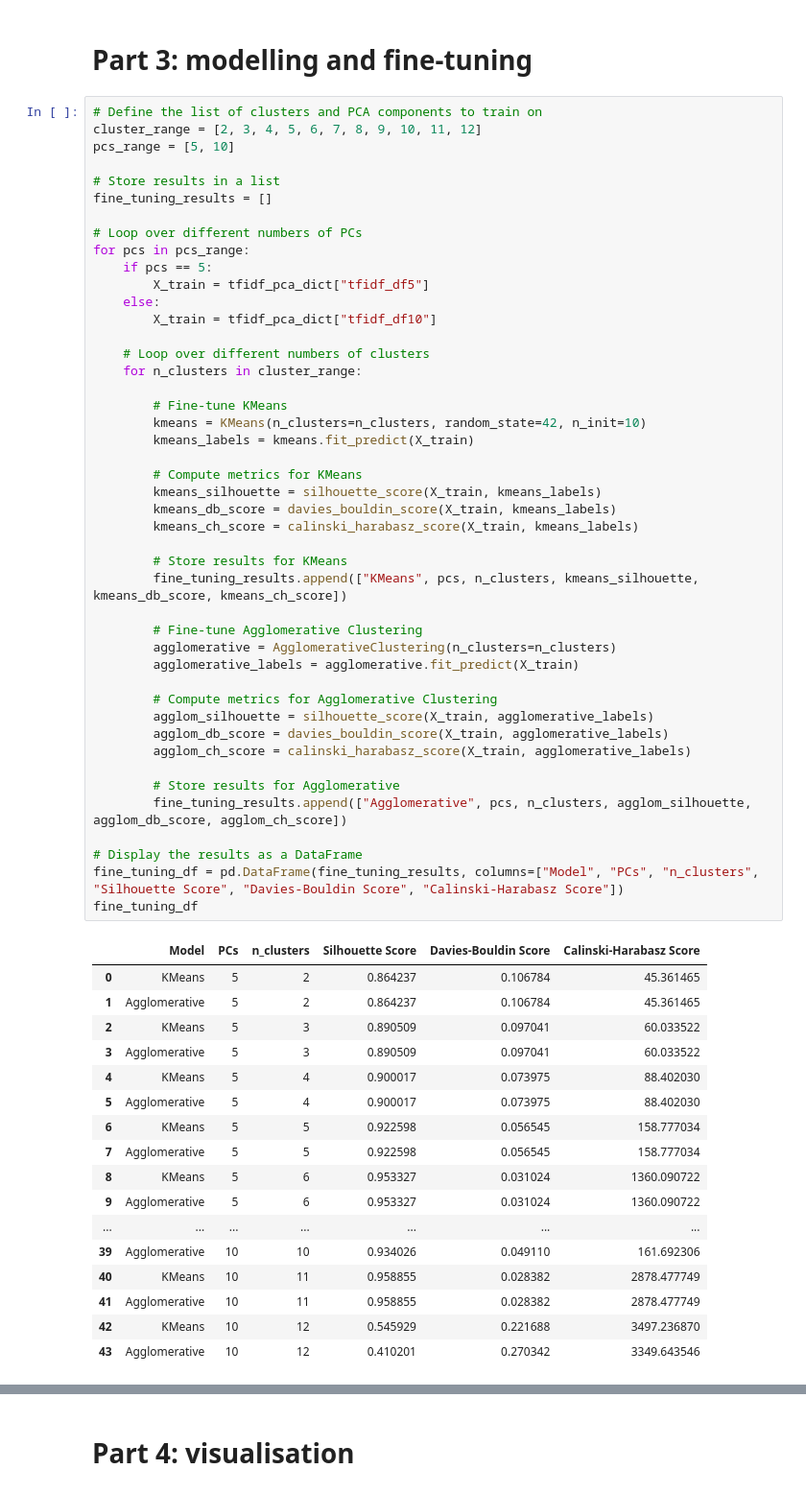
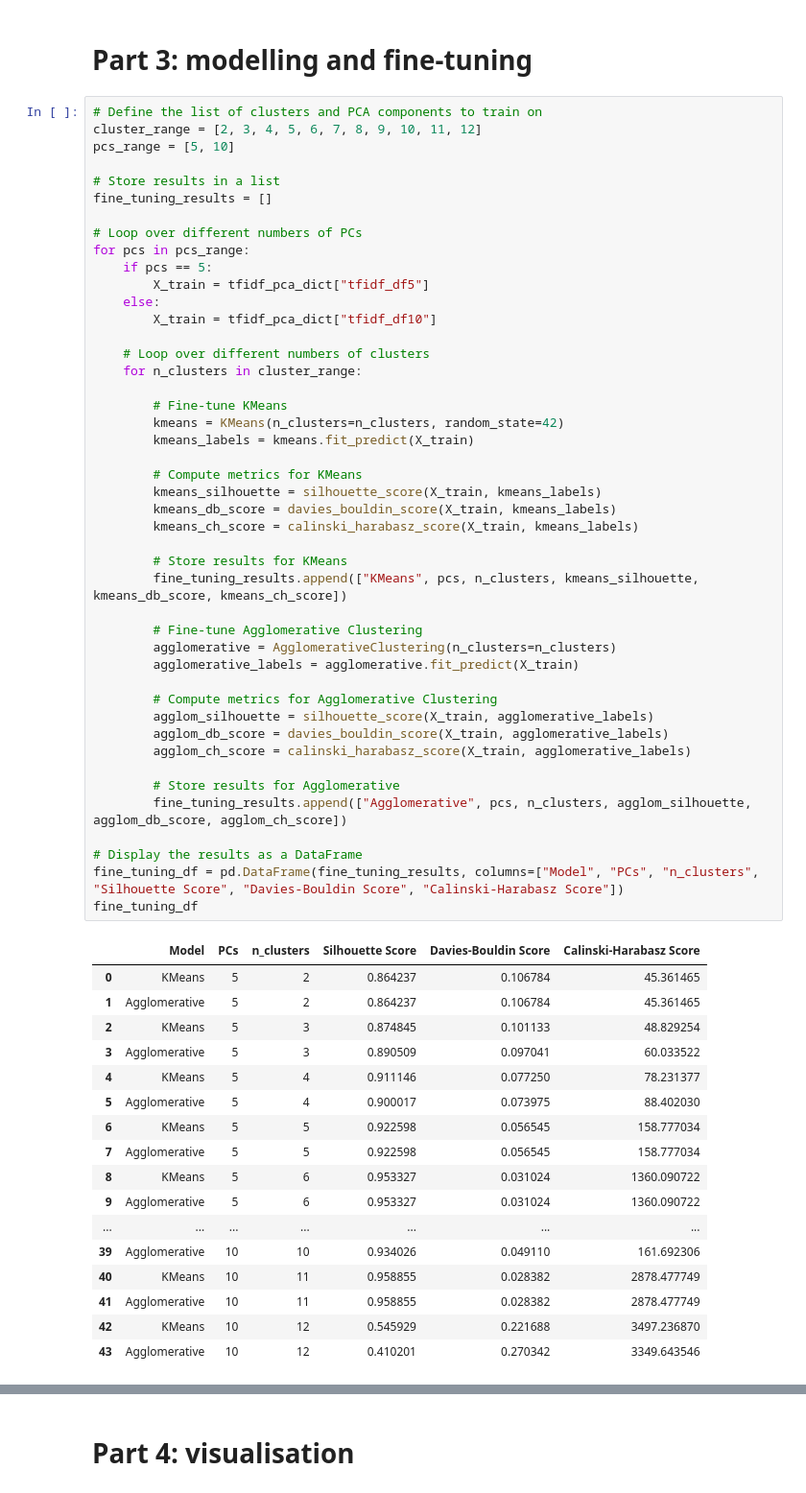
Before and after one commit to antonirakowski/JetBrains-Internship-Application, a Jupyter notebook: model_creation.ipynb, the cells around one changed output, grey strips where cells are left out. Shown at 96% size. Cells and saved outputs as stored; diff of their text form.

```diff
--- a/model_creation.ipynb
+++ b/model_creation.ipynb
@@ -274,39 +274,39 @@ for pcs in pcs_range:
     for n_clusters in cluster_range:
 
         # Fine-tune KMeans
-        kmeans = KMeans(n_clusters=n_clusters, random_state=42, n_init=10)
+        kmeans = KMeans(n_clusters=n_clusters, random_state=42)
         kmeans_labels = kmeans.fit_predict(X_train)
 
         # Compute metrics for KMeans
         kmeans_silhouette = silhouette_score(X_train, kmeans_labels)
         kmeans_db_score = davies_bouldin_score(X_train, kmeans_labels)
         kmeans_ch_score = calinski_harabasz_score(X_train, kmeans_labels)
 
         # Store results for KMeans
         fine_tuning_results.append(["KMeans", pcs, n_clusters, kmeans_silhouette, kmeans_db_score, kmeans_ch_score])
 
         # Fine-tune Agglomerative Clustering
         agglomerative = AgglomerativeClustering(n_clusters=n_clusters)
         agglomerative_labels = agglomerative.fit_predict(X_train)
 
         # Compute metrics for Agglomerative Clustering
         agglom_silhouette = silhouette_score(X_train, agglomerative_labels)
         agglom_db_score = davies_bouldin_score(X_train, agglomerative_labels)
         agglom_ch_score = calinski_harabasz_score(X_train, agglomerative_labels)
 
         # Store results for Agglomerative
         fine_tuning_results.append(["Agglomerative", pcs, n_clusters, agglom_silhouette, agglom_db_score, agglom_ch_score])
 
 # Display the results as a DataFrame
 fine_tuning_df = pd.DataFrame(fine_tuning_results, columns=["Model", "PCs", "n_clusters", "Silhouette Score", "Davies-Bouldin Score", "Calinski-Harabasz Score"])
 fine_tuning_df
 # %% [output]
 |  | Model | PCs | n_clusters | Silhouette Score | Davies-Bouldin Score | Calinski-Harabasz Score |
 | 0 | KMeans | 5 | 2 | 0.864237 | 0.106784 | 45.361465 |
 | 1 | Agglomerative | 5 | 2 | 0.864237 | 0.106784 | 45.361465 |
-| 2 | KMeans | 5 | 3 | 0.890509 | 0.097041 | 60.033522 |
+| 2 | KMeans | 5 | 3 | 0.874845 | 0.101133 | 48.829254 |
 | 3 | Agglomerative | 5 | 3 | 0.890509 | 0.097041 | 60.033522 |
-| 4 | KMeans | 5 | 4 | 0.900017 | 0.073975 | 88.402030 |
+| 4 | KMeans | 5 | 4 | 0.911146 | 0.077250 | 78.231377 |
 | 5 | Agglomerative | 5 | 4 | 0.900017 | 0.073975 | 88.402030 |
 | 6 | KMeans | 5 | 5 | 0.922598 | 0.056545 | 158.777034 |
 | 7 | Agglomerative | 5 | 5 | 0.922598 | 0.056545 | 158.777034 |
```
Also changed, not shown: parts of 11 cells of this notebook, 4 other files.
